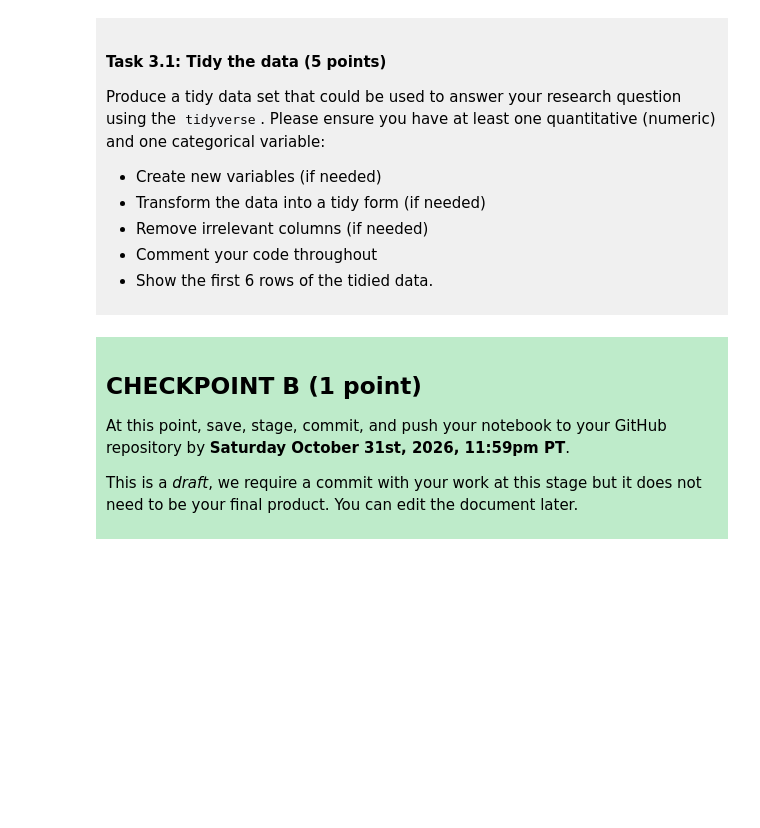
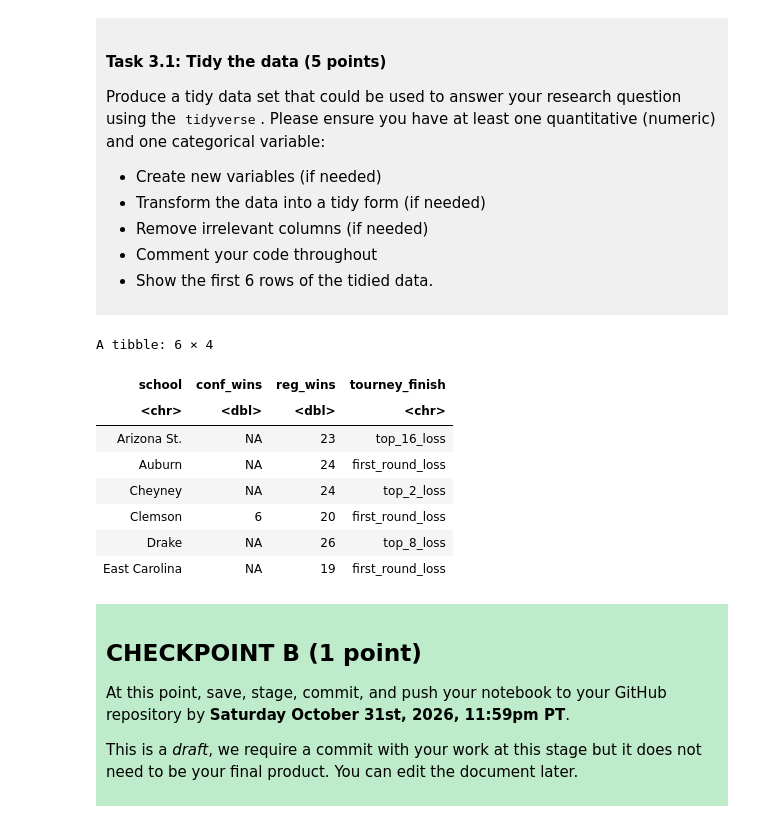
Before and after one commit to michimochi-desu/dsci-100-project-michika-fukuda, a Jupyter notebook: dsci-100-project-notebook.ipynb, the cells around one changed output. Saved outputs shown, nothing was run; the diff lists cells and outputs as text; code cells hidden in the pictures; blank space fills up the shorter version.

```diff
--- a/dsci-100-project-notebook.ipynb
+++ b/dsci-100-project-notebook.ipynb
@@ -189,7 +220,22 @@ Produce a tidy data set that could be used to answer your research question usin
 
 </div>
 # %%
-### EDIT THIS CODE CELL ###
+#select relevant columns (school, conference wins, regional wins, tourney finish)
+#show the first 6 rows of data with head()
+tidy_data <- basketball_data |>
+                select(school, conf_wins, reg_wins, tourney_finish) |>
+                head()
+tidy_data
+# %% [output]
+A tibble: 6 × 4
+| school | conf_wins | reg_wins | tourney_finish |
+| <chr> | <dbl> | <dbl> | <chr> |
+| Arizona St. | NA | 23 | top_16_loss |
+| Auburn | NA | 24 | first_round_loss |
+| Cheyney | NA | 24 | top_2_loss |
+| Clemson | 6 | 20 | first_round_loss |
+| Drake | NA | 26 | top_8_loss |
+| East Carolina | NA | 19 | first_round_loss |
 # %% [markdown]
 <div style="background-color: #beebca; padding: 10px;">
 
```
Also changed, not shown: parts of 3 cells of this notebook.
